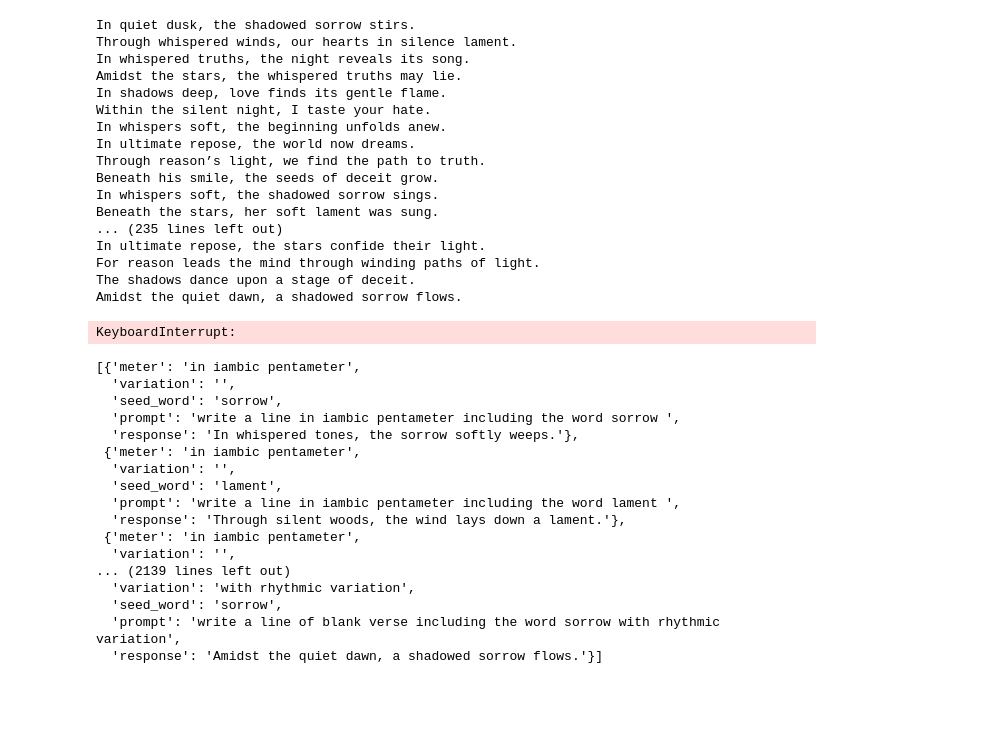
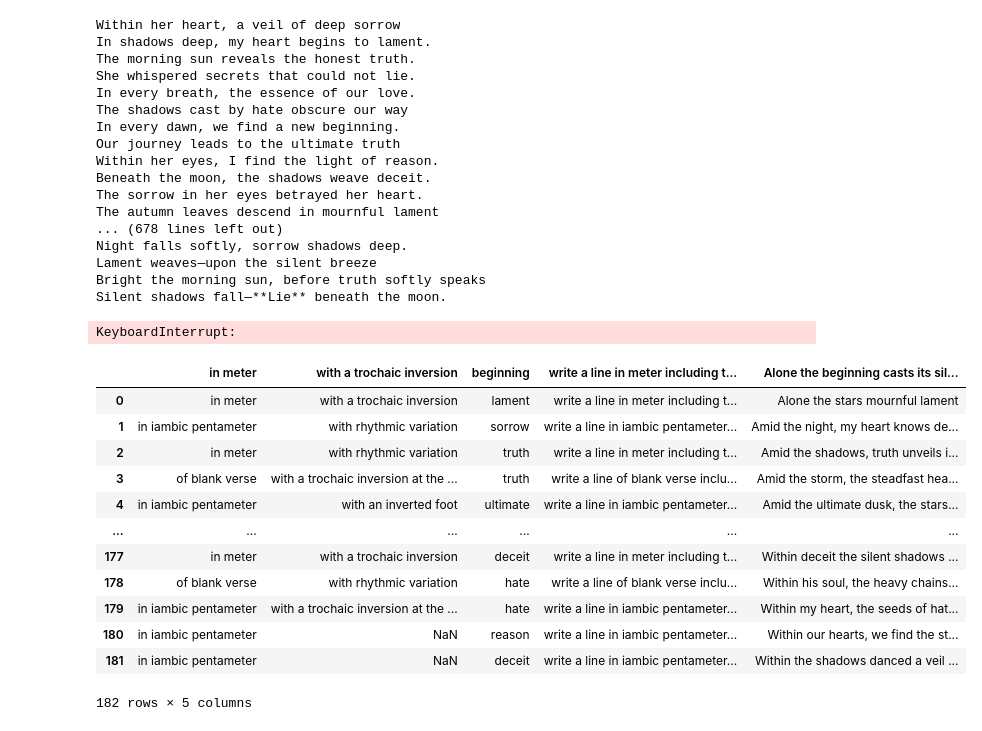
Before and after one commit to cretic/metricalgpt, a Jupyter notebook: LLM_prompt_and_parse.ipynb, the cells around one changed output. Drawn from its saved outputs; the diff is of its cells as text; code cells hidden in the pictures; blank space fills up the shorter version.

Commit message:
big push with AI ECPA_data_and_parses and o1_mini results

```diff
--- a/LLM_prompt_and_parse.ipynb
+++ b/LLM_prompt_and_parse.ipynb
@@ -69,10 +59,12 @@ Note: you may need to restart the kernel to use updated packages.
 # %%
+#openai api
+#%pip install openai
 
 import os
 from openai import OpenAI
 
 client = OpenAI(
-    api_key=os.environ.get("OPENAI_API_KEY"),  # This is the default and can be omitted
+    api_key=os.environ.get("OPENAI_KEY"),  # replace with your API key
 )
 
 # Assuming you have set your OpenAI API key
@@ -81,12 +73,12 @@ for prompt_dict in all_prompt_dicts:
     try:
         # Create completion using OpenAI API
         completion = client.chat.completions.create(
-            model="gpt-4o",
+            model="o1-mini-2024-09-12",
             messages=[
-                {"role": "system", "content": "You are a poetry assistant. Generate exactly one line of poetry based on the prompt."},
+               # {"role": "system", "content": "Generate exactly one line of poetry based on the prompt."},
                 {
                     "role": "user",
-                    "content": prompt_dict['prompt']}
+                    "content": "Reply with only the line of poetry requested."+ prompt_dict['prompt']}
             ]
         )
 
@@ -100,41 +92,21 @@ for prompt_dict in all_prompt_dicts:
         print(f"Error message: {str(e)}")
         prompt_dict['response'] = "Error generating response"
 # %% [output]
-In quiet dusk, the shadowed sorrow stirs.
-Through whispered winds, our hearts in silence lament.
-In whispered truths, the night reveals its song.
-Amidst the stars, the whispered truths may lie.
-In shadows deep, love finds its gentle flame.
-Within the silent night, I taste your hate.
-In whispers soft, the beginning unfolds anew.
-In ultimate repose, the world now dreams.
-Through reason’s light, we find the path to truth.
-Beneath his smile, the seeds of deceit grow.
-In whispers soft, the shadowed sorrow sings.
-Beneath the stars, her soft lament was sung.
-... (235 lines left out)
-In ultimate repose, the stars confide their light.
-For reason leads the mind through winding paths of light.
-The shadows dance upon a stage of deceit.
-Amidst the quiet dawn, a shadowed sorrow flows.
+Within her heart, a veil of deep sorrow
+In shadows deep, my heart begins to lament.
+The morning sun reveals the honest truth.
+She whispered secrets that could not lie.
+In every breath, the essence of our love.
+The shadows cast by hate obscure our way
+In every dawn, we find a new beginning.
+Our journey leads to the ultimate truth
+Within her eyes, I find the light of reason.
+Beneath the moon, the shadows weave deceit.
+The sorrow in her eyes betrayed her heart.
+The autumn leaves descend in mournful lament
+... (678 lines left out)
+Night falls softly, sorrow shadows deep.
+Lament weaves—upon the silent breeze
+Bright the morning sun, before truth softly speaks
+Silent shadows fall—**Lie** beneath the moon.
 KeyboardInterrupt:
-# %%
-all_prompt_dicts
-# %% [output]
-[{'meter': 'in iambic pentameter',
-  'variation': '',
-  'seed_word': 'sorrow',
-  'prompt': 'write a line in iambic pentameter including the word sorrow ',
-  'response': 'In whispered tones, the sorrow softly weeps.'},
- {'meter': 'in iambic pentameter',
-  'variation': '',
-  'seed_word': 'lament',
-  'prompt': 'write a line in iambic pentameter including the word lament ',
-  'response': 'Through silent woods, the wind lays down a lament.'},
- {'meter': 'in iambic pentameter',
-  'variation': '',
-... (2139 lines left out)
-  'variation': 'with rhythmic variation',
-  'seed_word': 'sorrow',
-  'prompt': 'write a line of blank verse including the word sorrow with rhythmic variation',
-  'response': 'Amidst the quiet dawn, a shadowed sorrow flows.'}]
@@ -150,3 +127,19 @@ df_prompts.to_csv('prompt_responses.csv', index=False)
+# %%
+pd.read_csv('/Users/bsg25/metricalgpt/prompt_responses.csv',encoding='latin-1')
+# %% [output]
+|  | in meter | with a trochaic inversion | beginning | write a line in meter including t... | Alone the beginning casts its sil... |
+| 0 | in meter | with a trochaic inversion | lament | write a line in meter including t... | Alone the stars mournful lament |
+| 1 | in iambic pentameter | with rhythmic variation | sorrow | write a line in iambic pentameter... | Amid the night, my heart knows de... |
+| 2 | in meter | with rhythmic variation | truth | write a line in meter including t... | Amid the shadows, truth unveils i... |
+| 3 | of blank verse | with a trochaic inversion at the ... | truth | write a line of blank verse inclu... | Amid the storm, the steadfast hea... |
+| 4 | in iambic pentameter | with an inverted foot | ultimate | write a line in iambic pentameter... | Amid the ultimate dusk, the stars... |
+| ... | ... | ... | ... | ... | ... |
+| 177 | in meter | with a trochaic inversion | deceit | write a line in meter including t... | Within deceit the silent shadows ... |
+| 178 | of blank verse | with rhythmic variation | hate | write a line of blank verse inclu... | Within his soul, the heavy chains... |
+| 179 | in iambic pentameter | with a trochaic inversion at the ... | hate | write a line in iambic pentameter... | Within my heart, the seeds of hat... |
+| 180 | in iambic pentameter | NaN | reason | write a line in iambic pentameter... | Within our hearts, we find the st... |
+| 181 | in iambic pentameter | NaN | deceit | write a line in iambic pentameter... | Within the shadows danced a veil ... |
+182 rows × 5 columns
 # %%
 import pandas as pd
 import prosodic
```
Also changed, not shown: parts of 22 cells of this notebook, 7 other files.
